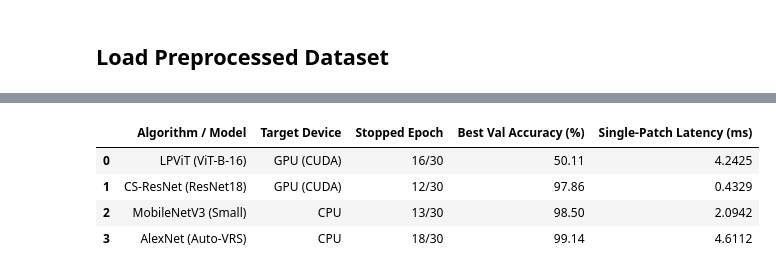
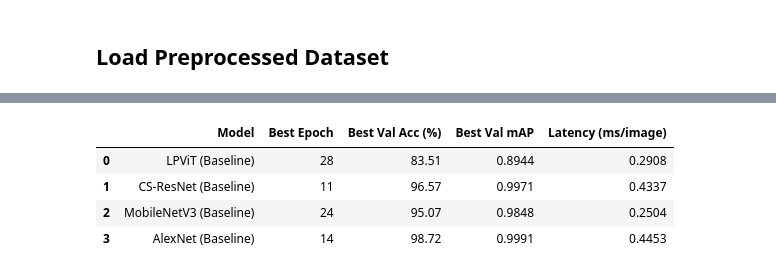
Before and after one commit to kenah19/ImageProcessingPCB, a Jupyter notebook: Assignment/PCB Defect Inspection System.ipynb, the cells around one changed output, grey strips where cells are left out. Saved outputs shown, nothing was run; the diff lists cells and outputs as text; code cells hidden in the pictures.

```diff
--- a/Assignment/PCB Defect Inspection System.ipynb
+++ b/Assignment/PCB Defect Inspection System.ipynb
@@ -1883,33 +1958,65 @@ def benchmark_on_test_set(evaluation_targets, test_loader):
     return summary_df
 # %%
 # ==============================================================================
-# FINAL RUNNER: TRAIN, VALIDATE, TEST, AND EVALUATE ALL 8 MODELS
+# FINAL EXPERIMENT EXECUTION
 # ==============================================================================
 
-# --- STEP 1: Train & Validate Baseline Group (Trained From Scratch) ---
-# This will train all 4 baseline models. Epoch-by-epoch Train Acc and Val Acc are logged.
-run_experiment(epochs=30, patience=5, lr=1e-3, mode="baseline")
+device = torch.device("cuda" if torch.cuda.is_available() else "cpu")
 
+# Train the four default baseline models.
+log_message("PHASE 1/4: TRAINING DEFAULT BASELINE MODELS")
 
-# --- STEP 2: Train & Validate Fine-Tuned Group (ImageNet Pre-trained) ---
-# This automatically instantiates and trains all 4 fine-tuned models.
-# We use lr=5e-5 to guarantee standard convergence and prevent ViT-B-16 gradient explosion.
-run_experiment(epochs=30, patience=5, lr=5e-5, mode="finetune")
+baseline_summary_df = run_experiment(
+    epochs=30,
+    patience=7,
+    lr=1e-4,
+    mode="baseline",
+)
 
+# Run HPO using only the training and validation sets.
+log_message("PHASE 2/4: RUNNING MODEL-SPECIFIC HPO")
 
-# --- STEP 3: Master Benchmarking on Unseen Test Dataset (Boards 11 & 12) ---
-# Define all 8 models to be evaluated side-by-side on the pure test set
+BEST_PARAMS = execute_master_tuning(n_trials=5)
+
+# Create four new models using the selected HPO parameters.
+initialize_tuned_models(BEST_PARAMS)
+
+# Train the four HPO-tuned models from scratch.
+log_message("PHASE 3/4: TRAINING HPO-TUNED MODELS")
+
+tuned_summary_df = run_experiment(
+    epochs=30,
+    patience=7,
+    lr=1e-4,
+    mode="tuned",
+)
+
+# Evaluate all eight trained models once on the untouched test set.
+log_message("PHASE 4/4: RUNNING FINAL TEST-SET BENCHMARK")
+
 final_evaluation_targets = [
-    # --- Baseline Group ---
-    {"model": lpvit_sim, "device": device_gpu, "name": "LPViT (ViT-B-16) - [Baseline]"},
-    {"model": cs_resnet, "device": device_gpu, "name": "CS-ResNet (ResNet18) - [Baseline]"},
-    {"model": mobilenet, "device": device_cpu, "name": "MobileNetV3 (Small) - [Baseline]"},
-    {"model": alexnet, "device": device_cpu, "name": "AlexNet (Auto-VRS) - [Baseline]"},
+    {"model": lpvit_sim, "device": device, "name": "LPViT - Baseline"},
+    {"model": cs_resnet, "device": device, "name": "CS-ResNet - Baseline"},
+    {"model": mobilenet, "device": device, "name": "MobileNetV3 - Baseline"},
+    {"model": alexnet, "device": device, "name": "AlexNet - Baseline"},
+    {"model": lpvit_tuned, "device": device, "name": "LPViT - HPO-Tuned"},
+    {"model": cs_resnet_tuned, "device": device, "name": "CS-ResNet - HPO-Tuned"},
+    {"model": mobilenet_tuned, "device": device, "name": "MobileNetV3 - HPO-Tuned"},
+    {"model": alexnet_tuned, "device": device, "name": "AlexNet - HPO-Tuned"},
+]
 
-    # --- Fine-Tune Group ---
-    {"model": lpvit_finetune, "device": device_gpu, "name": "LPViT (ViT-B-16) - [Fine-Tune]"},
-    {"model": cs_resnet_finetune, "device": device_gpu, "name": "CS-ResNet (ResNet18) - [Fine-Tune]"},
-    {"model": mobilenet_finetune, "device": device_cpu, "name": "MobileNetV3 (Small) - [Fine-Tune]"},
-    {"model": alexnet_finetune, "device": device_cpu, "name": "AlexNet (Auto-VRS) - [Fine-Tune]"}
-]
+final_summary_df = benchmark_on_test_set(
+    evaluation_targets=final_evaluation_targets,
+    test_loader=test_loader,
+)
+
+log_message("ALL EXPERIMENTS COMPLETED")
+log_message("Results saved in: Benchmark_Results/")
+
+display(
+    final_summary_df.sort_values(
+        by="mAP (Academic)",
+        ascending=False,
+    ).head(3)
+)
 # %% [output]
@@ -1933,5 +2040,5 @@ Epoch 06/30 | Train Loss: 1.3138 | Train Acc: 42.05% | Val Loss: 1.3470 | Val Ac
-|  | Algorithm / Model | Target Device | Stopped Epoch | Best Val Accuracy (%) | Single-Patch Latency (ms) |
-| 0 | LPViT (ViT-B-16) | GPU (CUDA) | 16/30 | 50.11 | 4.2425 |
-| 1 | CS-ResNet (ResNet18) | GPU (CUDA) | 12/30 | 97.86 | 0.4329 |
-| 2 | MobileNetV3 (Small) | CPU | 13/30 | 98.50 | 2.0942 |
-| 3 | AlexNet (Auto-VRS) | CPU | 18/30 | 99.14 | 4.6112 |
+|  | Model | Best Epoch | Best Val Acc (%) | Best Val mAP | Latency (ms/image) |
+| 0 | LPViT (Baseline) | 28 | 83.51 | 0.8944 | 0.2908 |
+| 1 | CS-ResNet (Baseline) | 11 | 96.57 | 0.9971 | 0.4337 |
+| 2 | MobileNetV3 (Baseline) | 24 | 95.07 | 0.9848 | 0.2504 |
+| 3 | AlexNet (Baseline) | 14 | 98.72 | 0.9991 | 0.4453 |
```
Also changed, not shown: parts of 15 cells of this notebook, 1 other file.
